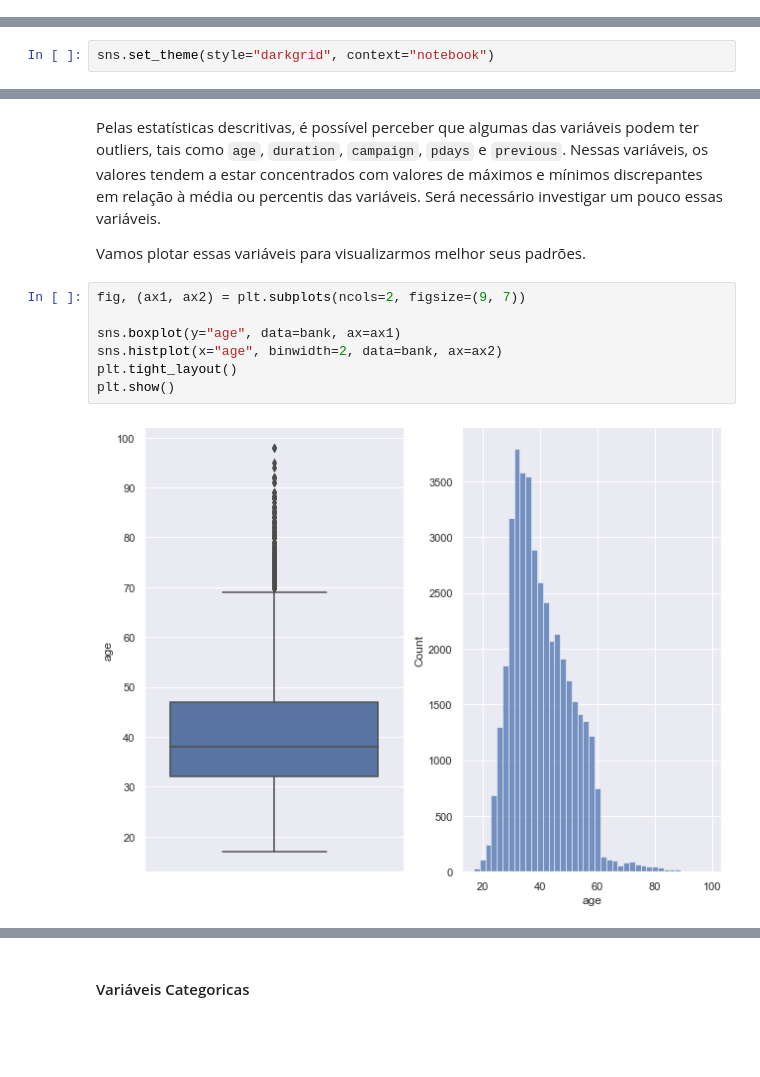
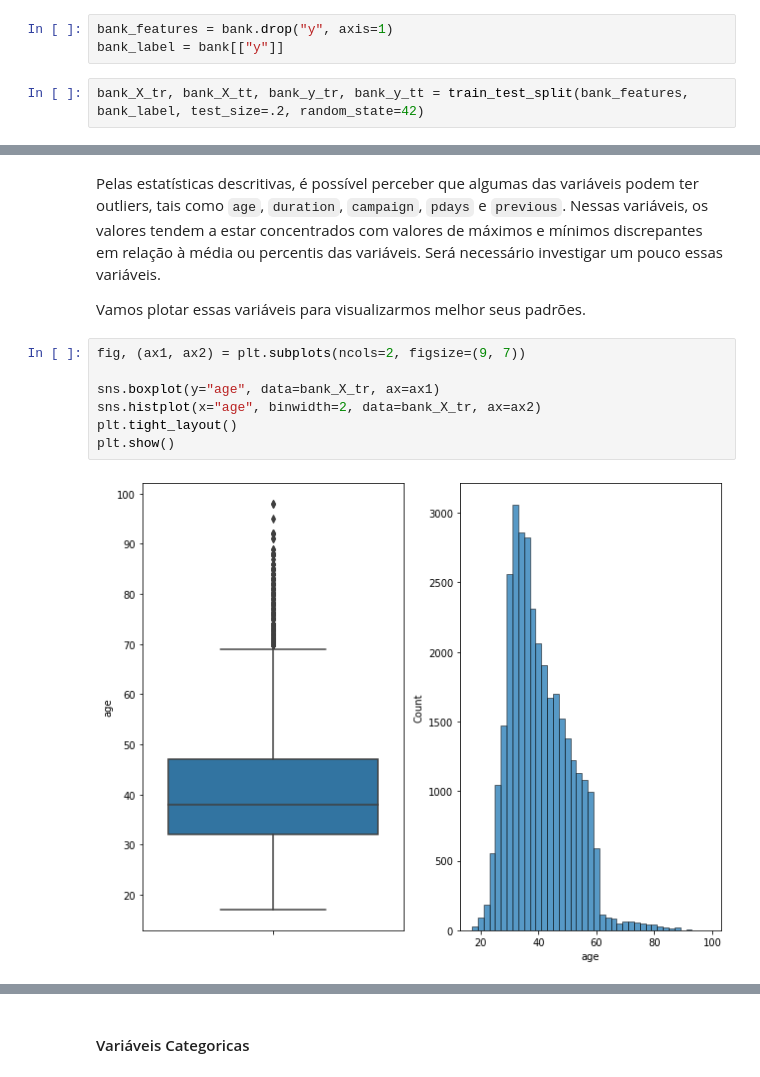
Before and after one commit to silasge/bank-marketing, a Jupyter notebook: notebooks/bank_marketing.ipynb, the cells around one changed output, grey strips where cells are left out. Saved outputs shown, nothing was run; the diff lists cells and outputs as text; blank space fills up the shorter version.

```diff
--- a/notebooks/bank_marketing.ipynb
+++ b/notebooks/bank_marketing.ipynb
@@ -20,2 +36,7 @@ from sklearn.metrics import roc_auc_score
+# %%
+bank_features = bank.drop("y", axis=1)
+bank_label = bank[["y"]]
+# %%
+bank_X_tr, bank_X_tt, bank_y_tr, bank_y_tt = train_test_split(bank_features, bank_label, test_size=.2, random_state=42)
 # %% [markdown]
 ## Exploração dos Dados
@@ -58,5 +74,3 @@ Podemos perceber também que é uma base desbalanceada: cerca de 11% da categori
 # %% [markdown]
 ### Análise Univariada
-# %%
-sns.set_theme(style="darkgrid", context="notebook")
 # %%
@@ -86,12 +102,12 @@ Vamos plotar essas variáveis para visualizarmos melhor seus padrões.
 # %%
 fig, (ax1, ax2) = plt.subplots(ncols=2, figsize=(9, 7))
 
-sns.boxplot(y="age", data=bank, ax=ax1)
-sns.histplot(x="age", binwidth=2, data=bank, ax=ax2)
+sns.boxplot(y="age", data=bank_X_tr, ax=ax1)
+sns.histplot(x="age", binwidth=2, data=bank_X_tr, ax=ax2)
 plt.tight_layout()
 plt.show()
 # %% [output]
-[figure, old version]
+[figure, new version]
 # %%
 fig, (ax1, ax2) = plt.subplots(ncols=2, figsize=(9, 7))
 
```
Also changed, not shown: parts of 98 cells of this notebook.
